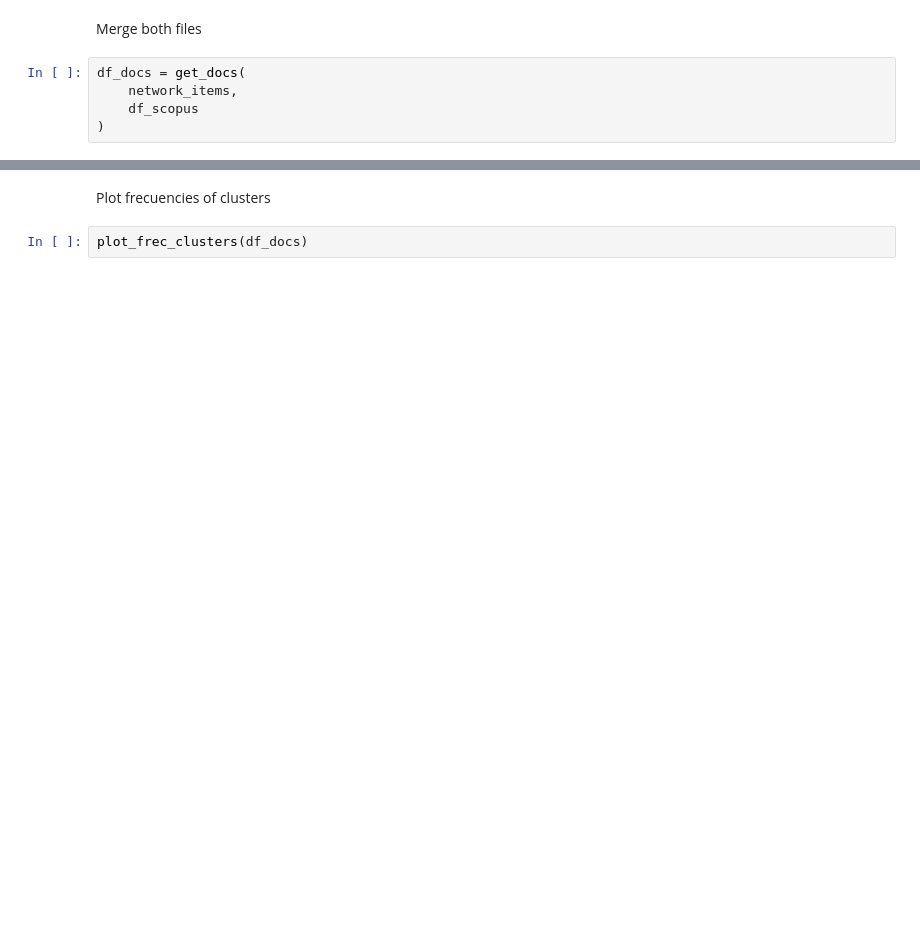
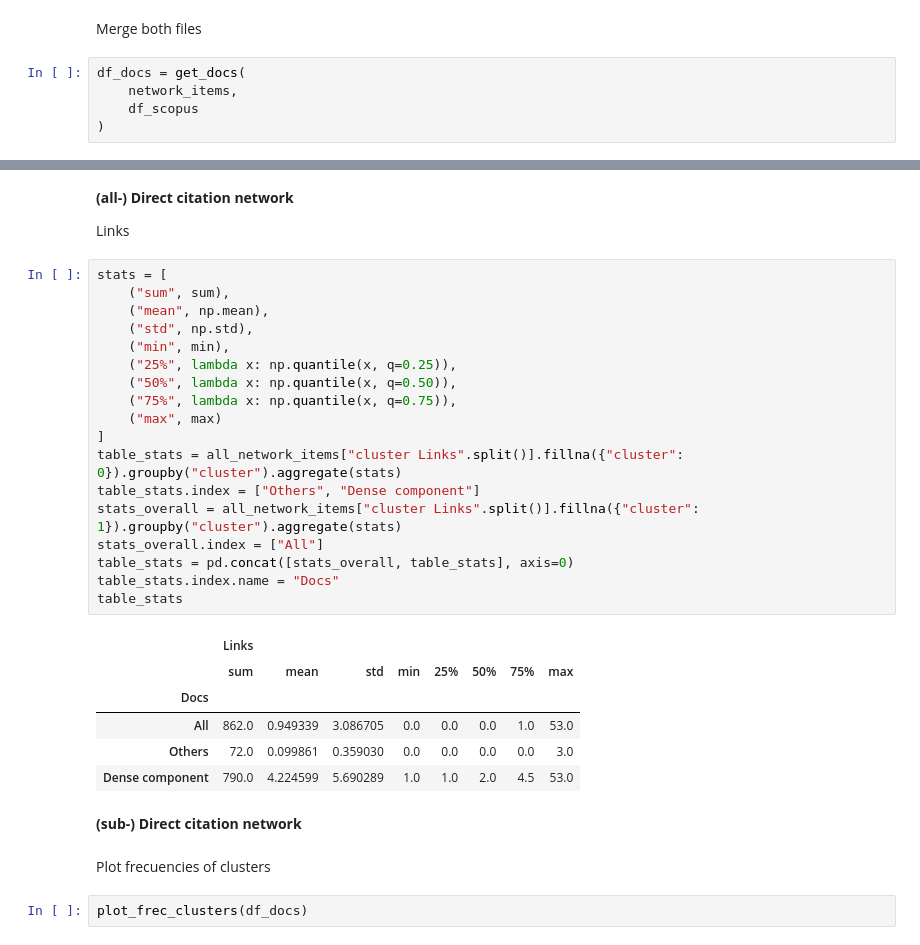
Before and after one commit to furrutiav/CBE-bibliometric-analysis, a Jupyter notebook: Latent Semantic Analysis-Copy1.ipynb, the cells around one changed output, grey strips where cells are left out. Saved outputs shown, nothing was run; the diff lists cells and outputs as text; blank space fills up the shorter version.

```diff
--- a/Latent Semantic Analysis-Copy1.ipynb
+++ b/Latent Semantic Analysis-Copy1.ipynb
@@ -84,3 +112,34 @@ df_docs = get_docs(
+# %% [markdown]
+**(all-) Direct citation network**
+
+Links
+# %%
+stats = [
+    ("sum", sum),
+    ("mean", np.mean),
+    ("std", np.std),
+    ("min", min),
+    ("25%", lambda x: np.quantile(x, q=0.25)),
+    ("50%", lambda x: np.quantile(x, q=0.50)),
+    ("75%", lambda x: np.quantile(x, q=0.75)),
+    ("max", max)
+]
+table_stats = all_network_items["cluster Links".split()].fillna({"cluster": 0}).groupby("cluster").aggregate(stats)
+table_stats.index = ["Others", "Dense component"]
+stats_overall = all_network_items["cluster Links".split()].fillna({"cluster": 1}).groupby("cluster").aggregate(stats)
+stats_overall.index = ["All"]
+table_stats = pd.concat([stats_overall, table_stats], axis=0)
+table_stats.index.name = "Docs"
+table_stats
+# %% [output]
+|  | Links |  |  |  |  |  |  |  |
+|  | sum | mean | std | min | 25% | 50% | 75% | max |
+| Docs |  |  |  |  |  |  |  |  |
+| All | 862.0 | 0.949339 | 3.086705 | 0.0 | 0.0 | 0.0 | 1.0 | 53.0 |
+| Others | 72.0 | 0.099861 | 0.359030 | 0.0 | 0.0 | 0.0 | 0.0 | 3.0 |
+| Dense component | 790.0 | 4.224599 | 5.690289 | 1.0 | 1.0 | 2.0 | 4.5 | 53.0 |
+# %% [markdown]
+**(sub-) Direct citation network**
 # %% [markdown]
 Plot frecuencies of clusters
 # %%
```
Also changed, not shown: parts of 38 cells of this notebook, 4 other files.
